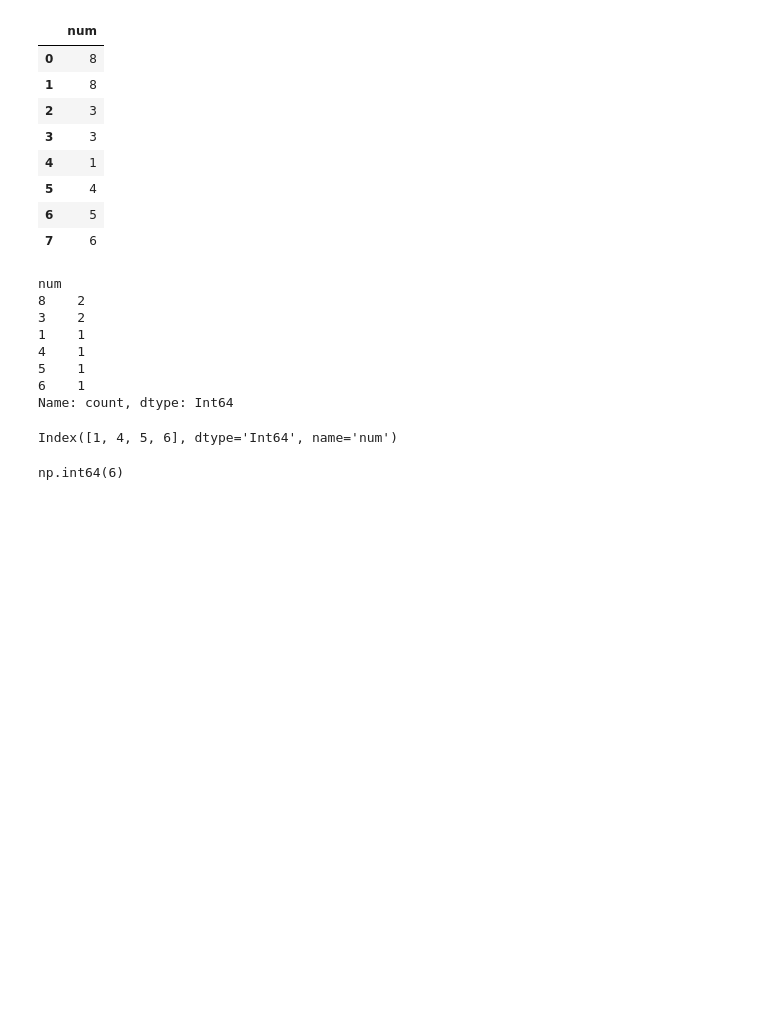
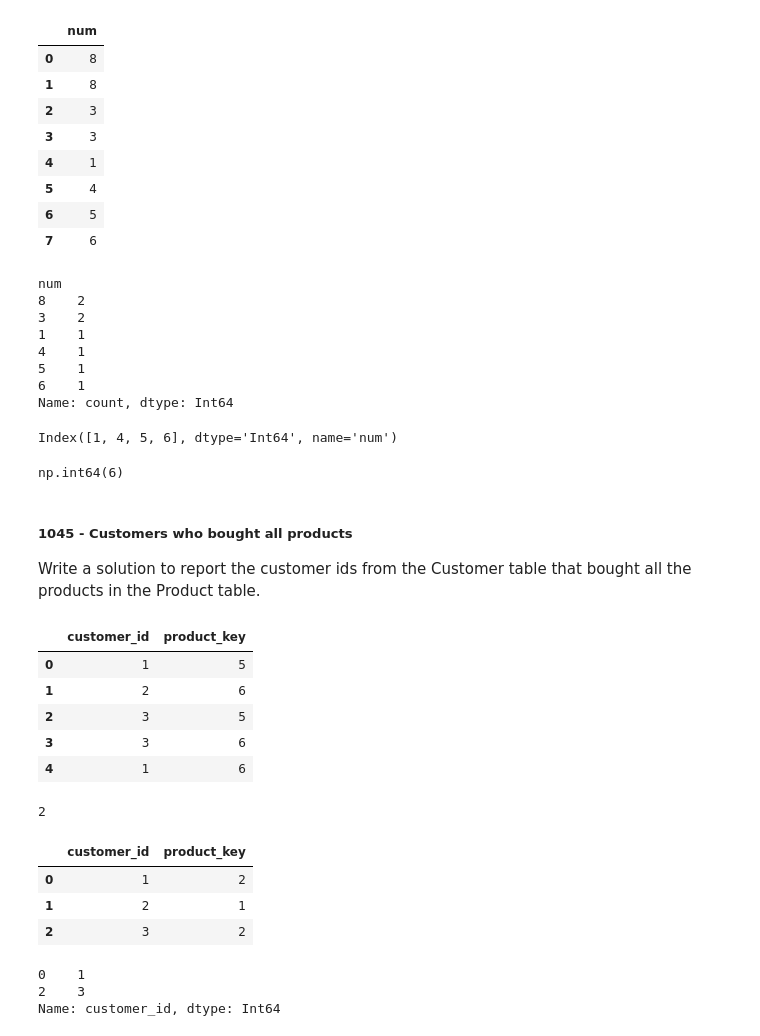
Before and after one commit to Swap-20/Leetcode-Pandas, a Jupyter notebook: Leetcode_Pandas.ipynb, the cells around one changed output. Drawn from its saved outputs; the diff is of its cells as text; code cells hidden in the pictures; blank space fills up the shorter version.

```diff
--- a/Leetcode_Pandas.ipynb
+++ b/Leetcode_Pandas.ipynb
@@ -2557,3 +2557,41 @@ result = single_nums.max() if not single_nums.empty else None
 result
 # %% [output]
 np.int64(6)
+# %% [markdown]
+##### 1045 - Customers who bought all products
+
+Write a solution to report the customer ids from the Customer table that bought all the products in the Product table.
+# %%
+data = [[1, 5], [2, 6], [3, 5], [3, 6], [1, 6]]
+customer = pd.DataFrame(data, columns=['customer_id', 'product_key']).astype({'customer_id':'Int64', 'product_key':'Int64'})
+data = [[5], [6]]
+product = pd.DataFrame(data, columns=['product_key']).astype({'product_key':'Int64'})
+df = pd.DataFrame(customer)
+df
+# %% [output]
+|  | customer_id | product_key |
+| 0 | 1 | 5 |
+| 1 | 2 | 6 |
+| 2 | 3 | 5 |
+| 3 | 3 | 6 |
+| 4 | 1 | 6 |
+# %%
+tot_products = product['product_key'].nunique()
+tot_products
+# %% [output]
+2
+# %%
+customer_counts = customer.drop_duplicates().groupby('customer_id')['product_key'].nunique().reset_index()
+customer_counts
+# %% [output]
+|  | customer_id | product_key |
+| 0 | 1 | 2 |
+| 1 | 2 | 1 |
+| 2 | 3 | 2 |
+# %%
+result = customer_counts[customer_counts['product_key'] == tot_products]['customer_id']
+result
+# %% [output]
+0    1
+2    3
+Name: customer_id, dtype: Int64
```
